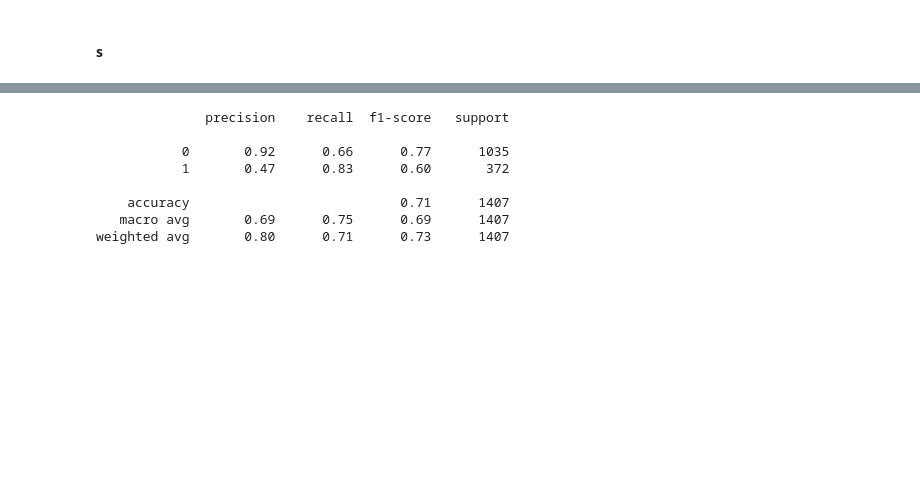
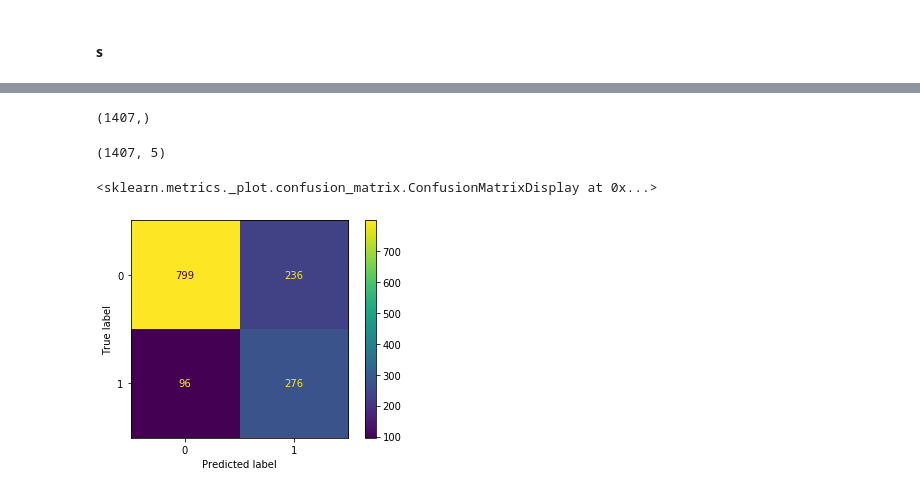
Before and after one commit to infoshareacademy/jdszr6-slytherin_group, a Jupyter notebook: ML_project/mk_scripts/meta_learning_svm.ipynb, the cells around one changed output, grey strips where cells are left out. Drawn from its saved outputs; the diff is of its cells as text; code cells hidden in the pictures; blank space fills up the shorter version.

```diff
--- a/ML_project/mk_scripts/meta_learning_svm.ipynb
+++ b/ML_project/mk_scripts/meta_learning_svm.ipynb
@@ -74,7 +77,7 @@ class DropTransformer(BaseEstimator, TransformerMixin):
 
         return transformed_data
 
-pipeline = Pipeline([("droper", DropTransformer(threshold = 0.95))])
+pipeline = Pipeline([("droper", DropTransformer(threshold = 0.90))])
 
 data_prepared = pipeline.fit_transform(new_data)
 
@@ -124,5 +130,5 @@ knn_clf = KNeighborsClassifier(n_neighbors = 41,
 # %%
-estimators = [svm_clf, log_clf, rnd_clf, knn_clf]
+estimators = [svm_clf, log_clf, rnd_clf, knn_clf, xgb_clf]
 for estimator in estimators:
     print("Training the: {}\n ".format(estimator))
     estimator.fit(X_train, y_train)
@@ -157,16 +170,16 @@ array([[1., 1., 1., 1.],
 # %%
 params_grid = {
-    "C": [0.1, 0.2, 0.25, 0.3, 0.5],
+    "C": [0.1, 0.2, 0.25, 0.3],
     "kernel": ["linear", "poly", "rbf", "sigmoid"],
-    "degree": [1, 2, 3, 4, 5],
+    "degree": [1, 2, 3, 4],
     "gamma": ["scale", "auto"],
     "probability": [True],
-    "class_weight": [None, "balanced"]
+    "class_weight": ["balanced"]
 }
 
 gridsearch = GridSearchCV(estimator = SVC(random_state=44),
                           param_grid = params_grid,
-                          scoring = "recall",
+                          scoring = "f1",
                           n_jobs = -1,
                           verbose = 1,
                           cv = 5
@@ -200,6 +206,5 @@ gridsearch.best_estimator_, gridsearch.best_params_
 # %%
-best_svc = SVC(C=0.2, class_weight='balanced', degree=1, kernel='sigmoid',
-    probability=True, random_state=44)
+best_svc = SVC(C=0.1, class_weight='balanced', degree=3, kernel='poly', gamma="auto", probability=True, random_state=44)
 
 best_svc.fit(X_val_predictions, y_train2)
 # %% [output]
@@ -268,12 +272,0 @@ weighted avg       0.80      0.71      0.73      1407
-# %%
-print(classification_report(y_val,
-                            to_labels(best_svc.predict_proba(X_val_predictions)[:,1], 0.395)))
-# %% [output]
-              precision    recall  f1-score   support
-
-           0       0.92      0.66      0.77      1035
-           1       0.47      0.83      0.60       372
-
-    accuracy                           0.71      1407
-   macro avg       0.69      0.75      0.69      1407
-weighted avg       0.80      0.71      0.73      1407
@@ -279,0 +275,13 @@ weighted avg       0.80      0.71      0.73      1407
+# %%
+y_val.shape
+# %% [output]
+(1407,)
+# %%
+X_val_predictions.shape
+# %% [output]
+(1407, 5)
+# %%
+plot_confusion_matrix(best_svc, X_val_predictions, y_val,)
+# %% [output]
+<sklearn.metrics._plot.confusion_matrix.ConfusionMatrixDisplay at 0x...>
+[figure, added]
```
Also changed, not shown: parts of 29 cells of this notebook, 4 other files.
